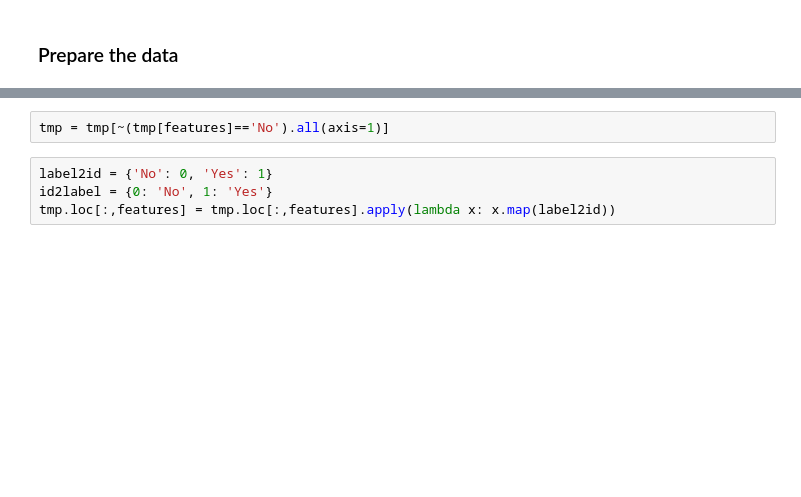
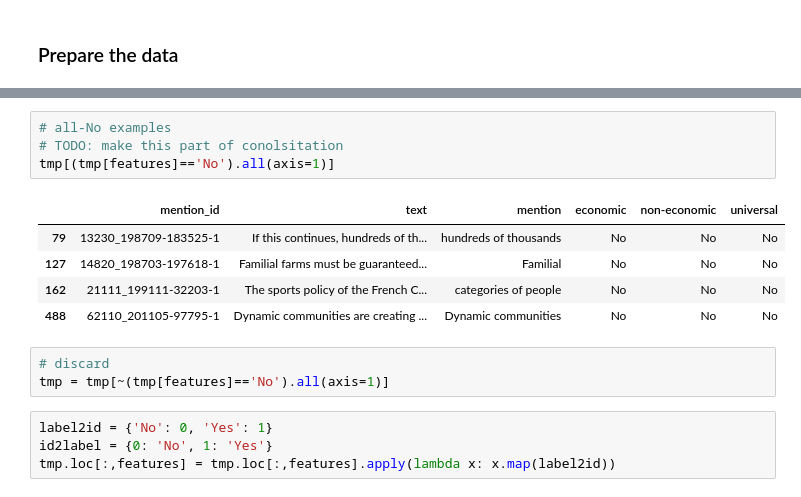
Before and after one commit to haukelicht/galtan_group_appeals, a Jupyter notebook: code/mention-classification/finetune_setfit_classifiers.ipynb, the cells around one changed output, grey strips where cells are left out. Drawn from its saved outputs; the diff is of its cells as text; blank space fills up the shorter version.

```diff
--- a/code/mention-classification/finetune_setfit_classifiers.ipynb
+++ b/code/mention-classification/finetune_setfit_classifiers.ipynb
@@ -101,5 +101,16 @@ No         No        No                2
 Name: count, dtype: int64
+# %%
+# all-No examples
+# TODO: make this part of conolsitation
+tmp[(tmp[features]=='No').all(axis=1)]
+# %% [output]
+|  | mention_id | text | mention | economic | non-economic | universal |
+| 79 | 13230_198709-183525-1 | If this continues, hundreds of th... | hundreds of thousands | No | No | No |
+| 127 | 14820_198703-197618-1 | Familial farms must be guaranteed... | Familial | No | No | No |
+| 162 | 21111_199111-32203-1 | The sports policy of the French C... | categories of people | No | No | No |
+| 488 | 62110_201105-97795-1 | Dynamic communities are creating ... | Dynamic communities | No | No | No |
 # %%
+# discard
 tmp = tmp[~(tmp[features]=='No').all(axis=1)]
 # %%
 label2id = {'No': 0, 'Yes': 1}
```
Also changed, not shown: parts of 49 cells of this notebook.
